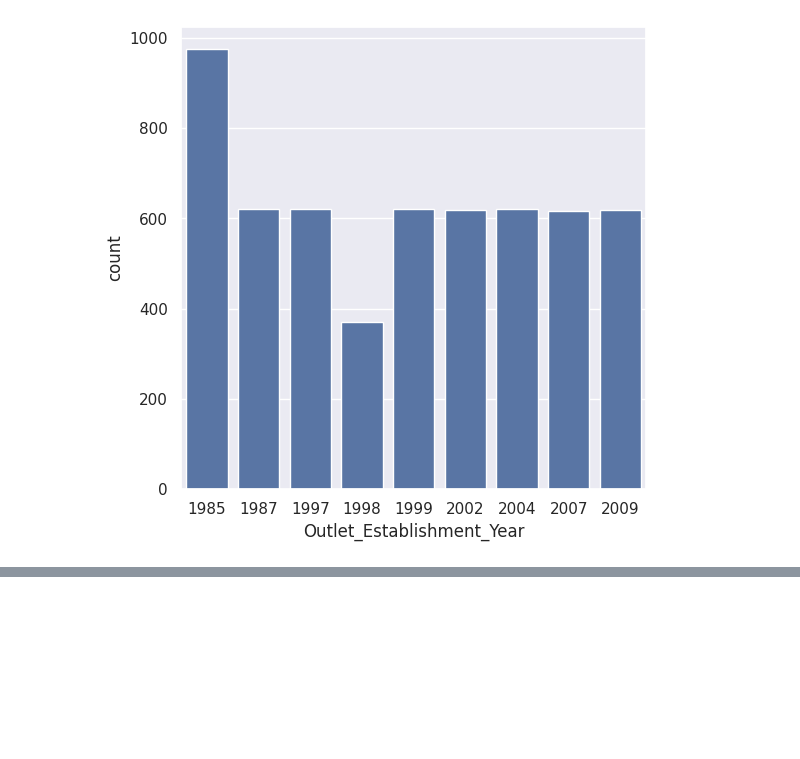
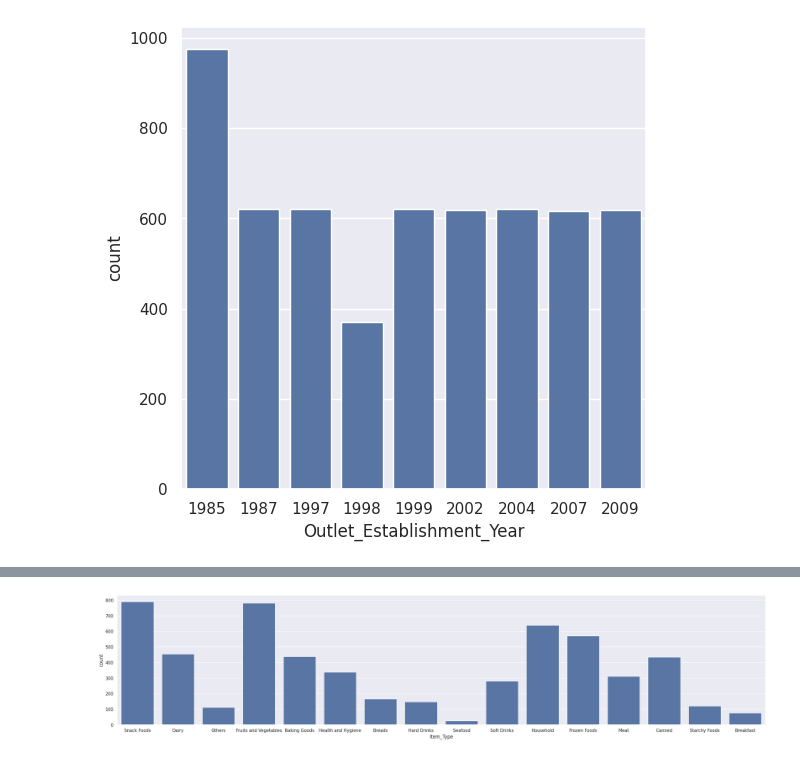
Before and after one commit to officialaryansingh/machine_learning, a Jupyter notebook: ML projects/Project_12_BIg_Mart_Sales_Prediction.ipynb, the cells around one changed output, grey strips where cells are left out. Saved outputs shown, nothing was run; the diff lists cells and outputs as text; code cells hidden in the pictures; blank space fills up the shorter version.

```diff
--- a/ML projects/Project_12_BIg_Mart_Sales_Prediction.ipynb
+++ b/ML projects/Project_12_BIg_Mart_Sales_Prediction.ipynb
@@ -210,0 +220,7 @@ plt.show()
+# %%
+# Item_Types column
+plt.figure(figsize =(30,6))
+sns.countplot(data = big_mart_data,x = 'Item_Type')
+plt.show()
+# %% [output]
+[figure, added]
```
Also changed, not shown: parts of 2 cells of this notebook.
